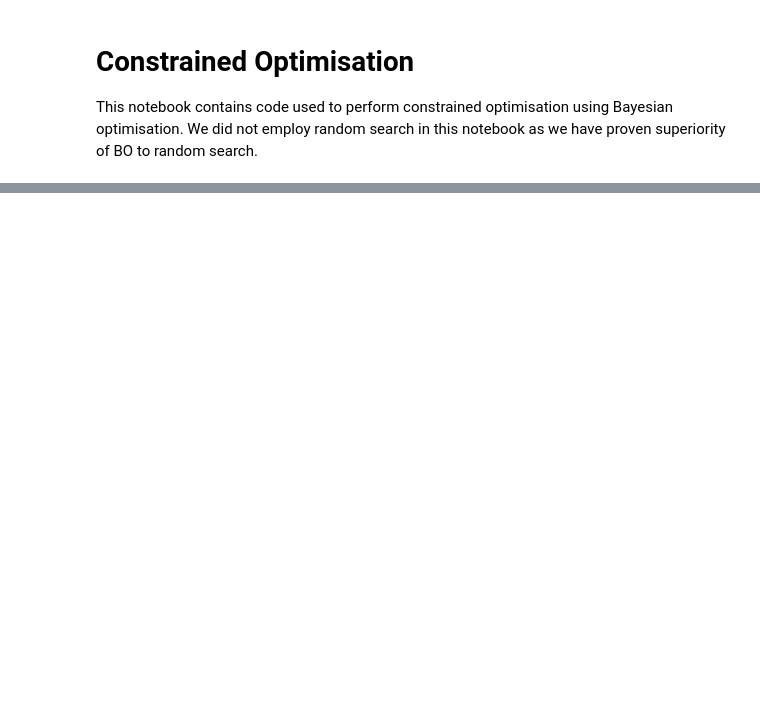
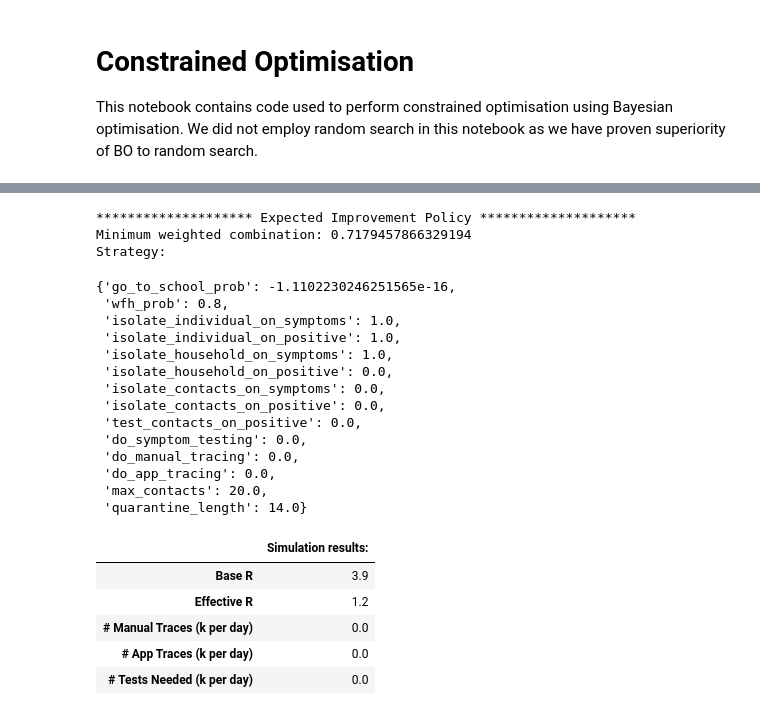
Before and after one commit to maleakhiw/gaussian-processes-tti-explorer, a Jupyter notebook: notebooks/constrained-strategy-optimisation.ipynb, the cells around one changed output, grey strips where cells are left out. Drawn from its saved outputs; the diff is of its cells as text; code cells hidden in the pictures; blank space fills up the shorter version.

```diff
--- a/notebooks/constrained-strategy-optimisation.ipynb
+++ b/notebooks/constrained-strategy-optimisation.ipynb
@@ -46,0 +142,9 @@ nppl = 120
+# %%
+# Initialisation
+design = RandomDesign(space)
+n_points_initial = 10
+x = design.get_samples(n_points_initial)
+y = objective_function_wrapper(x)
+
+model_gpy_ei = GPRegression(x,y)
+model_emukit_ei = GPyModelWrapper(model_gpy_ei)
@@ -46,0 +293,21 @@ nppl = 120
+# %%
+## Perform Bayesian optimisation
+# Different types of acquisition function
+ei_acquisition = ExpectedImprovement(model=model_emukit_ei)
+nlcb_acquisition = NegativeLowerConfidenceBound(model_emukit_nlcb)
+pi_acquisition = ProbabilityOfImprovement(model_emukit_pi)
+models = [model_emukit_ei, model_emukit_nlcb, model_emukit_pi]
+
+# Store results from different acquisition function
+results_bayesopt_loop = []
+NUM_EPOCHS = 30
+
+for i, acquisition_function in enumerate([ei_acquisition, nlcb_acquisition, pi_acquisition]):
+
+    bayesopt_loop = BayesianOptimizationLoop(model=models[i],
+                                          space=space,
+                                          acquisition=acquisition_function,
+                                          batch_size=1)
+
+    bayesopt_loop.run_loop(objective_function_wrapper, NUM_EPOCHS)
+    results_bayesopt_loop.append(bayesopt_loop)
@@ -46,0 +332,36 @@ nppl = 120
+# %%
+## Expected Improvement Policy
+print("*"*20, "Expected Improvement Policy" ,"*"*20)
+ei_bayesopt_loop = results_bayesopt_loop[0]
+results = ei_bayesopt_loop.get_results()
+print(f"Minimum weighted combination: {results.minimum_value}")
+print("Strategy:")
+res = {variables_to_optimise[i]: results.minimum_location[i] for i in range(len(variables_to_optimise))}
+display(res)
+
+# Display other key results
+summarise_search_result(res, list_cases, list_contacts)
+# %% [output]
+******************** Expected Improvement Policy ********************
+Minimum weighted combination: 0.7179457866329194
+Strategy:
+{'go_to_school_prob': -1.1102230246251565e-16,
+ 'wfh_prob': 0.8,
+ 'isolate_individual_on_symptoms': 1.0,
+ 'isolate_individual_on_positive': 1.0,
+ 'isolate_household_on_symptoms': 1.0,
+ 'isolate_household_on_positive': 0.0,
+ 'isolate_contacts_on_symptoms': 0.0,
+ 'isolate_contacts_on_positive': 0.0,
+ 'test_contacts_on_positive': 0.0,
+ 'do_symptom_testing': 0.0,
+ 'do_manual_tracing': 0.0,
+ 'do_app_tracing': 0.0,
+ 'max_contacts': 20.0,
+ 'quarantine_length': 14.0}
+|  | Simulation results: |
+| Base R | 3.9 |
+| Effective R | 1.2 |
+| # Manual Traces (k per day) | 0.0 |
+| # App Traces (k per day) | 0.0 |
+| # Tests Needed (k per day) | 0.0 |
```
Also changed, not shown: parts of 38 cells of this notebook, 6 other files.
